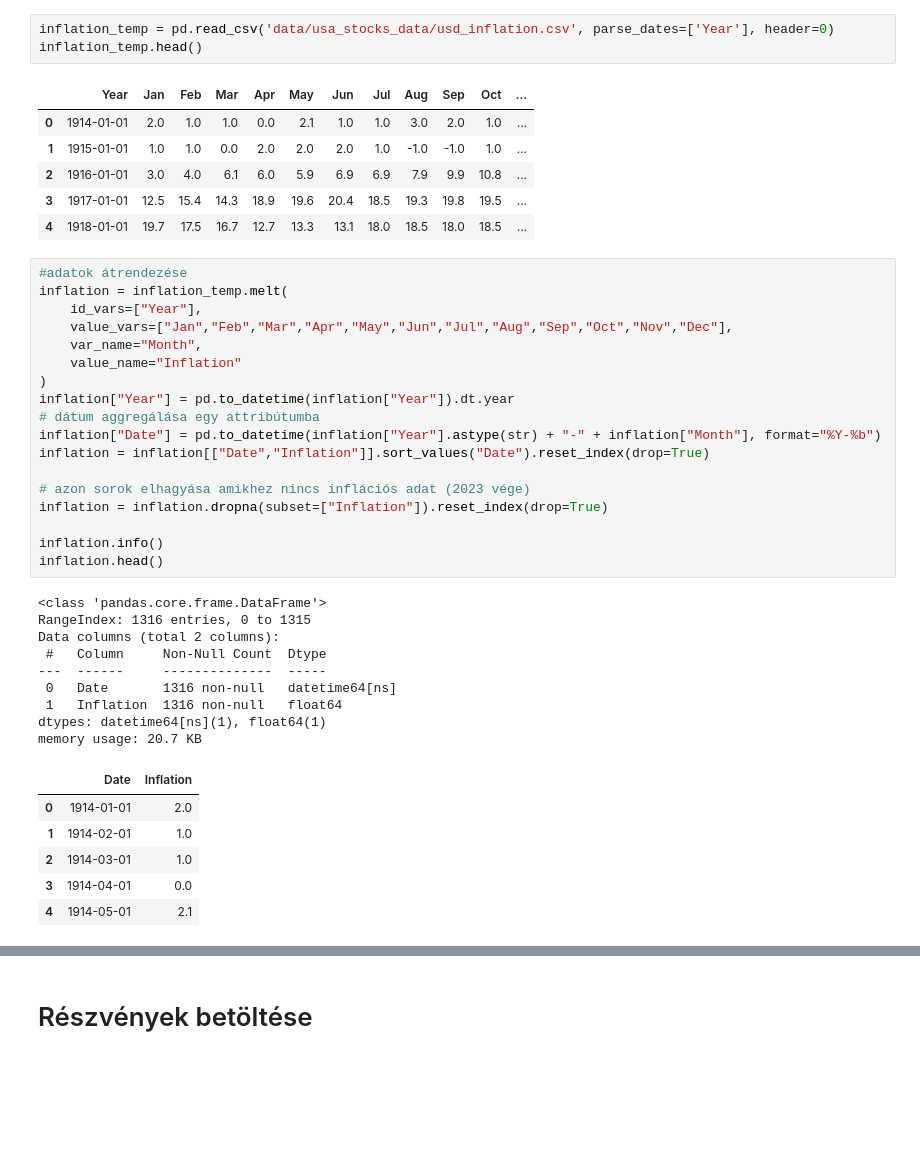
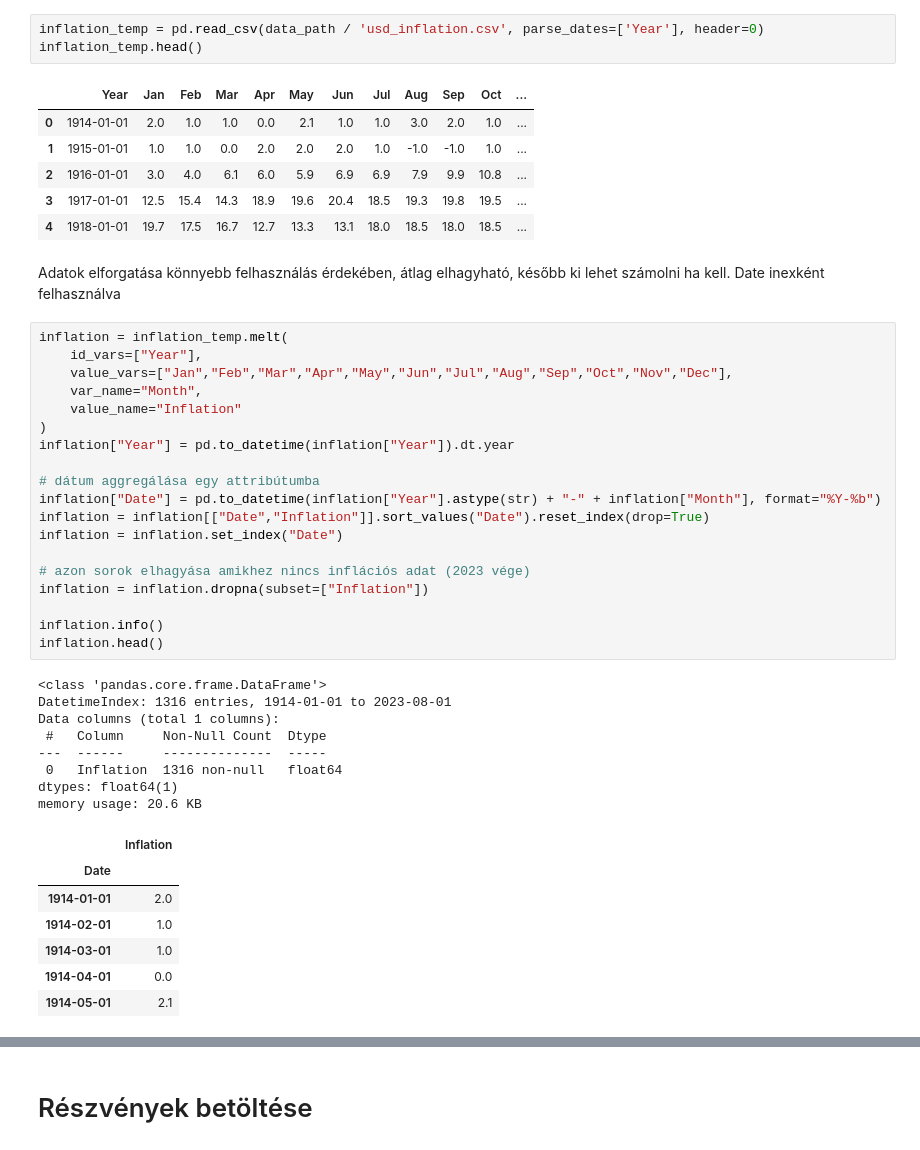
Before and after one commit to Bb1164/Data-Science-HF, a Jupyter notebook: sample.ipynb, the cells around one changed output, grey strips where cells are left out. Cells and saved outputs as stored; diff of their text form; blank space fills up the shorter version.

```diff
--- a/sample.ipynb
+++ b/sample.ipynb
@@ -579,7 +711,7 @@ Adatok betöltése, újraformázása későbbi felhasználhatóság érdakében
 Jelenleg 1 sor = 1 év 12 hónapra és azok átlaga
 Ezeket átrendezem úgy, hogy 1 sorban legyen 1 hónap inflációs adata
 # %%
-inflation_temp = pd.read_csv('data/usa_stocks_data/usd_inflation.csv', parse_dates=['Year'], header=0)
+inflation_temp = pd.read_csv(data_path / 'usd_inflation.csv', parse_dates=['Year'], header=0)
 inflation_temp.head()
 # %% [output]
 |  | Year | Jan | Feb | Mar | Apr | May | Jun | Jul | Aug | Sep | Oct | ... |
@@ -588,39 +720,42 @@ inflation_temp.head()
 | 2 | 1916-01-01 | 3.0 | 4.0 | 6.1 | 6.0 | 5.9 | 6.9 | 6.9 | 7.9 | 9.9 | 10.8 | ... |
 | 3 | 1917-01-01 | 12.5 | 15.4 | 14.3 | 18.9 | 19.6 | 20.4 | 18.5 | 19.3 | 19.8 | 19.5 | ... |
 | 4 | 1918-01-01 | 19.7 | 17.5 | 16.7 | 12.7 | 13.3 | 13.1 | 18.0 | 18.5 | 18.0 | 18.5 | ... |
+# %% [markdown]
+Adatok elforgatása könnyebb felhasználás érdekében, átlag elhagyható, később ki lehet számolni ha kell. Date inexként felhasználva
 # %%
-#adatok átrendezése
 inflation = inflation_temp.melt(
     id_vars=["Year"],
     value_vars=["Jan","Feb","Mar","Apr","May","Jun","Jul","Aug","Sep","Oct","Nov","Dec"],
     var_name="Month",
     value_name="Inflation"
 )
 inflation["Year"] = pd.to_datetime(inflation["Year"]).dt.year
+
 # dátum aggregálása egy attribútumba
 inflation["Date"] = pd.to_datetime(inflation["Year"].astype(str) + "-" + inflation["Month"], format="%Y-%b")
 inflation = inflation[["Date","Inflation"]].sort_values("Date").reset_index(drop=True)
+inflation = inflation.set_index("Date")
 
 # azon sorok elhagyása amikhez nincs inflációs adat (2023 vége)
-inflation = inflation.dropna(subset=["Inflation"]).reset_index(drop=True)
+inflation = inflation.dropna(subset=["Inflation"])
 
 inflation.info()
 inflation.head()
 # %% [output]
 <class 'pandas.core.frame.DataFrame'>
-RangeIndex: 1316 entries, 0 to 1315
-Data columns (total 2 columns):
+DatetimeIndex: 1316 entries, 1914-01-01 to 2023-08-01
+Data columns (total 1 columns):
  #   Column     Non-Null Count  Dtype
 ---  ------     --------------  -----
- 0   Date       1316 non-null   datetime64[ns]
- 1   Inflation  1316 non-null   float64
-dtypes: datetime64[ns](1), float64(1)
-memory usage: 20.7 KB
+ 0   Inflation  1316 non-null   float64
+dtypes: float64(1)
+memory usage: 20.6 KB
-|  | Date | Inflation |
-| 0 | 1914-01-01 | 2.0 |
-| 1 | 1914-02-01 | 1.0 |
-| 2 | 1914-03-01 | 1.0 |
-| 3 | 1914-04-01 | 0.0 |
-| 4 | 1914-05-01 | 2.1 |
+|  | Inflation |
+| Date |  |
+| 1914-01-01 | 2.0 |
+| 1914-02-01 | 1.0 |
+| 1914-03-01 | 1.0 |
+| 1914-04-01 | 0.0 |
+| 1914-05-01 | 2.1 |
 # %%
 #plt.figure(figsize=(10,5))
```
Also changed, not shown: parts of 76 cells of this notebook.
